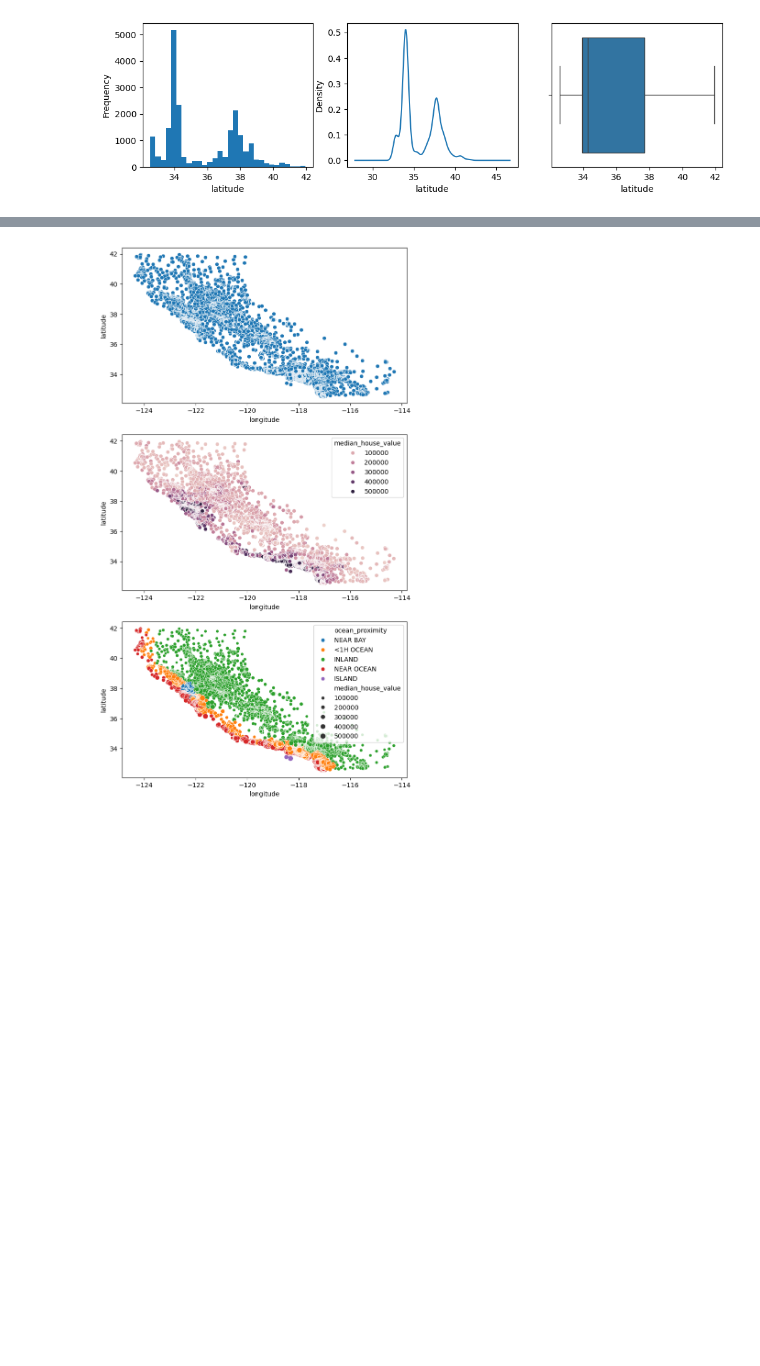
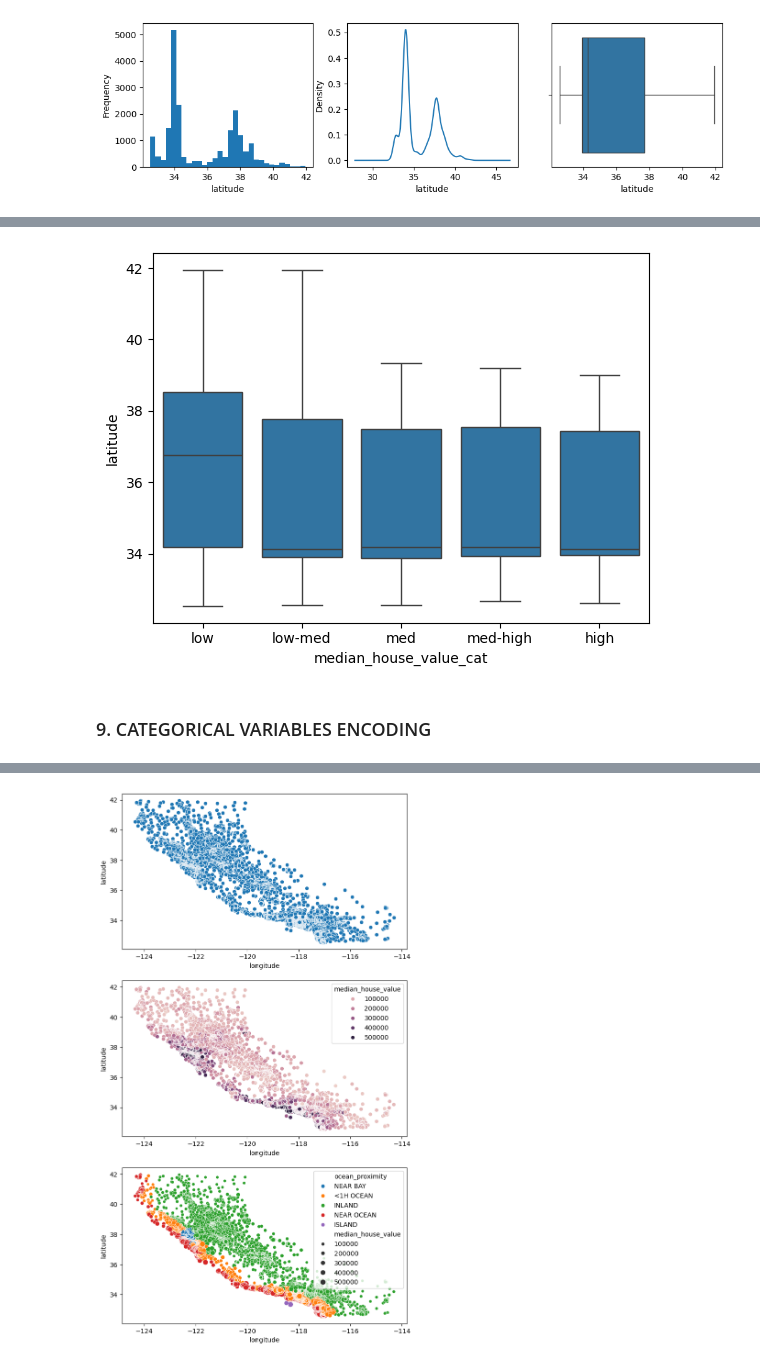
Before and after one commit to giacomoscanavini/data_science_notebooks, a Jupyter notebook: exploratory_data_analysis_01.ipynb, the cells around one changed output, grey strips where cells are left out. Drawn from its saved outputs; the diff is of its cells as text; code cells hidden in the pictures; blank space fills up the shorter version.

Commit message:
(NEW) Added categorical variable encoding

```diff
--- a/exploratory_data_analysis_01.ipynb
+++ b/exploratory_data_analysis_01.ipynb
@@ -313,0 +322,7 @@ plt.show()
+# %%
+sns.boxplot(data=df, x="median_house_value_cat", y="latitude")
+plt.show()
+# %% [output]
+[figure, added]
+# %% [markdown]
+### 9. CATEGORICAL VARIABLES ENCODING
```
Also changed, not shown: parts of 12 cells of this notebook.
